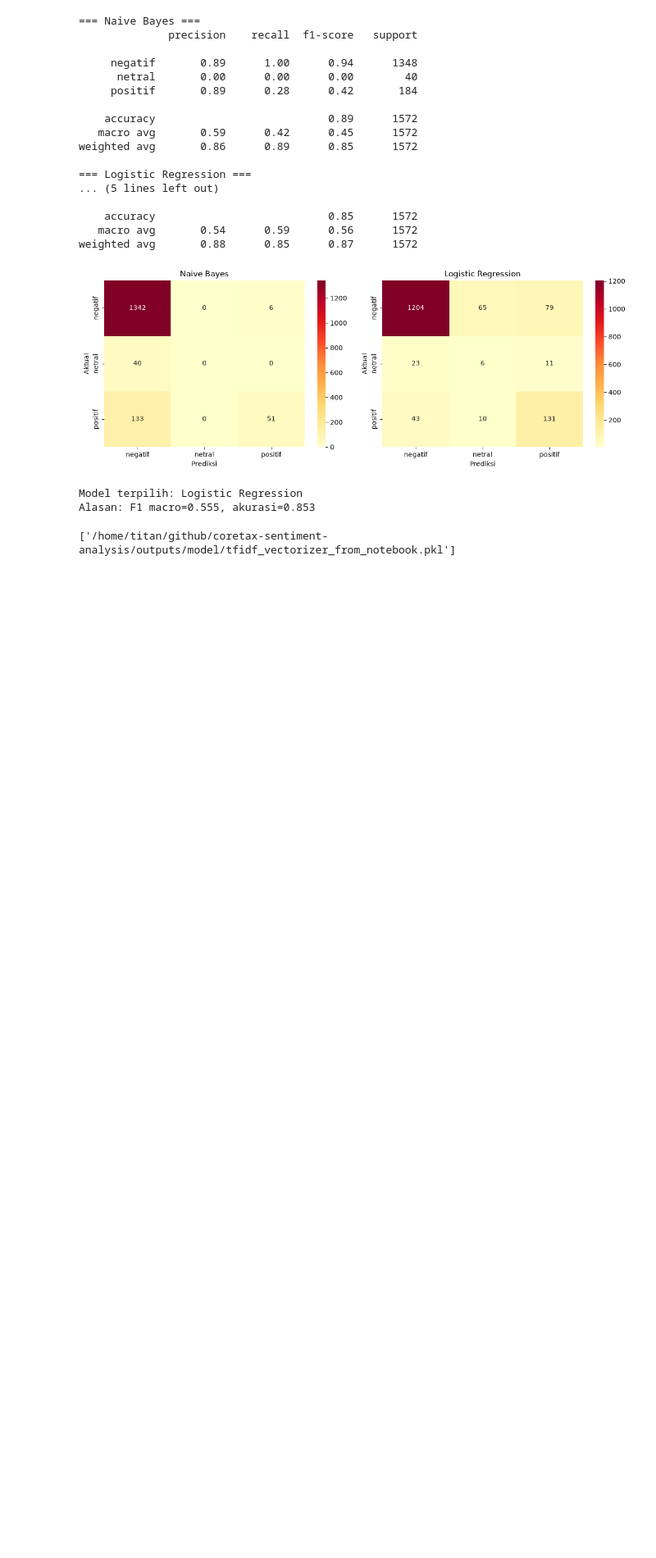
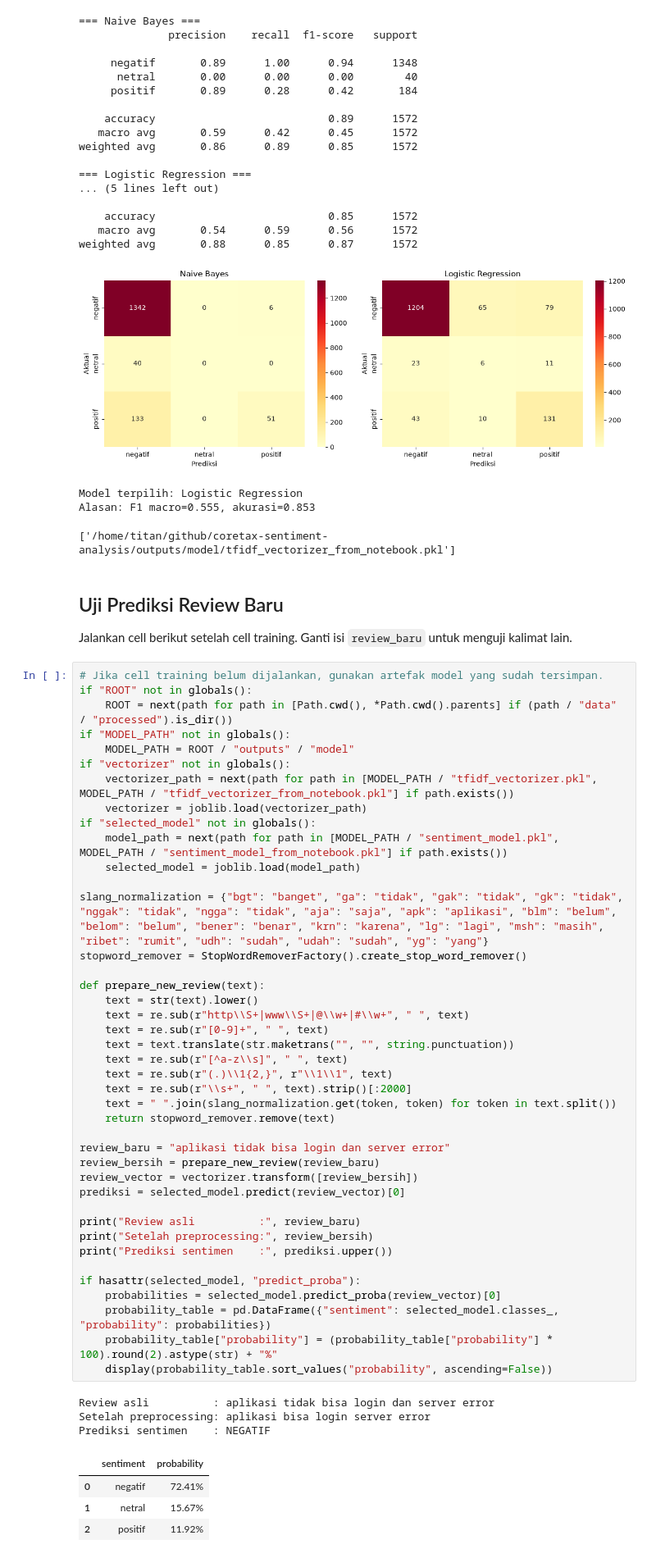
Before and after one commit to titan2903/coretax-sentiment-analysis, a Jupyter notebook: notebooks/03_modeling.ipynb, the cells around one changed output. Shown at 82% size. Drawn from its saved outputs; the diff is of its cells as text; blank space fills up the shorter version.

```diff
--- a/notebooks/03_modeling.ipynb
+++ b/notebooks/03_modeling.ipynb
@@ -94,6 +97,59 @@ weighted avg       0.88      0.85      0.87      1572
 Model terpilih: Logistic Regression
 Alasan: F1 macro=0.555, akurasi=0.853
 ['/home/titan/github/coretax-sentiment-analysis/outputs/model/tfidf_vectorizer_from_notebook.pkl']
+# %% [markdown]
+## Uji Prediksi Review Baru
+
+Jalankan cell berikut setelah cell training. Ganti isi `review_baru` untuk menguji kalimat lain.
+# %%
+# Jika cell training belum dijalankan, gunakan artefak model yang sudah tersimpan.
+if "ROOT" not in globals():
+    ROOT = next(path for path in [Path.cwd(), *Path.cwd().parents] if (path / "data" / "processed").is_dir())
+if "MODEL_PATH" not in globals():
+    MODEL_PATH = ROOT / "outputs" / "model"
+if "vectorizer" not in globals():
+    vectorizer_path = next(path for path in [MODEL_PATH / "tfidf_vectorizer.pkl", MODEL_PATH / "tfidf_vectorizer_from_notebook.pkl"] if path.exists())
+    vectorizer = joblib.load(vectorizer_path)
+if "selected_model" not in globals():
+    model_path = next(path for path in [MODEL_PATH / "sentiment_model.pkl", MODEL_PATH / "sentiment_model_from_notebook.pkl"] if path.exists())
+    selected_model = joblib.load(model_path)
+
+slang_normalization = {"bgt": "banget", "ga": "tidak", "gak": "tidak", "gk": "tidak", "nggak": "tidak", "ngga": "tidak", "aja": "saja", "apk": "aplikasi", "blm": "belum", "belom": "belum", "bener": "benar", "krn": "karena", "lg": "lagi", "msh": "masih", "ribet": "rumit", "udh": "sudah", "udah": "sudah", "yg": "yang"}
+stopword_remover = StopWordRemoverFactory().create_stop_word_remover()
+
+def prepare_new_review(text):
+    text = str(text).lower()
+    text = re.sub(r"http\\S+|www\\S+|@\\w+|#\\w+", " ", text)
+    text = re.sub(r"[0-9]+", " ", text)
+    text = text.translate(str.maketrans("", "", string.punctuation))
+    text = re.sub(r"[^a-z\\s]", " ", text)
+    text = re.sub(r"(.)\\1{2,}", r"\\1\\1", text)
+    text = re.sub(r"\\s+", " ", text).strip()[:2000]
+    text = " ".join(slang_normalization.get(token, token) for token in text.split())
+    return stopword_remover.remove(text)
+
+review_baru = "aplikasi tidak bisa login dan server error"
+review_bersih = prepare_new_review(review_baru)
+review_vector = vectorizer.transform([review_bersih])
+prediksi = selected_model.predict(review_vector)[0]
+
+print("Review asli          :", review_baru)
+print("Setelah preprocessing:", review_bersih)
+print("Prediksi sentimen    :", prediksi.upper())
+
+if hasattr(selected_model, "predict_proba"):
+    probabilities = selected_model.predict_proba(review_vector)[0]
+    probability_table = pd.DataFrame({"sentiment": selected_model.classes_, "probability": probabilities})
+    probability_table["probability"] = (probability_table["probability"] * 100).round(2).astype(str) + "%"
+    display(probability_table.sort_values("probability", ascending=False))
+# %% [output]
+Review asli          : aplikasi tidak bisa login dan server error
+Setelah preprocessing: aplikasi bisa login server error
+Prediksi sentimen    : NEGATIF
+|  | sentiment | probability |
+| 0 | negatif | 72.41% |
+| 1 | netral | 15.67% |
+| 2 | positif | 11.92% |
 # %%
 # Insight eksploratif: kata dominan dalam review negatif.
 negative_words = Counter(" ".join(df.loc[df["sentiment"].eq("negatif"), "clean_text"]).split())
```
Also changed, not shown: parts of 3 cells of this notebook, 2 other files.
